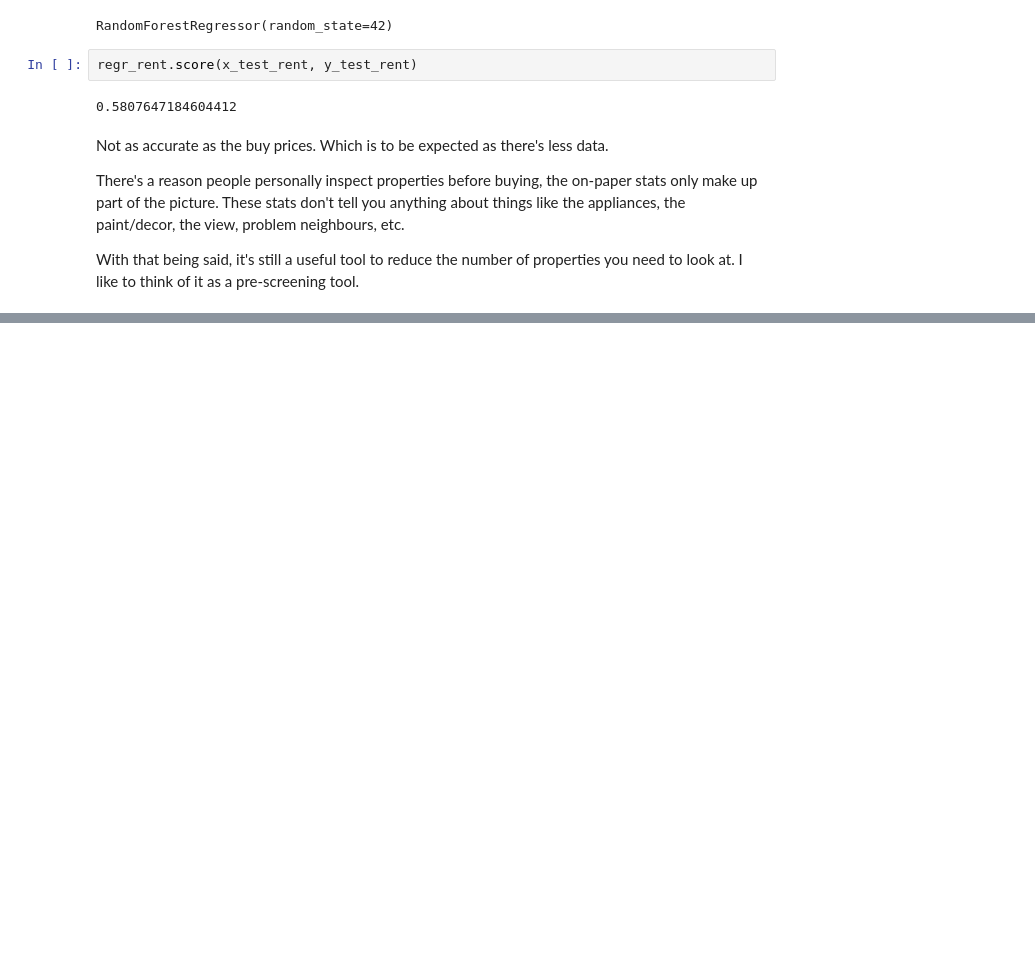
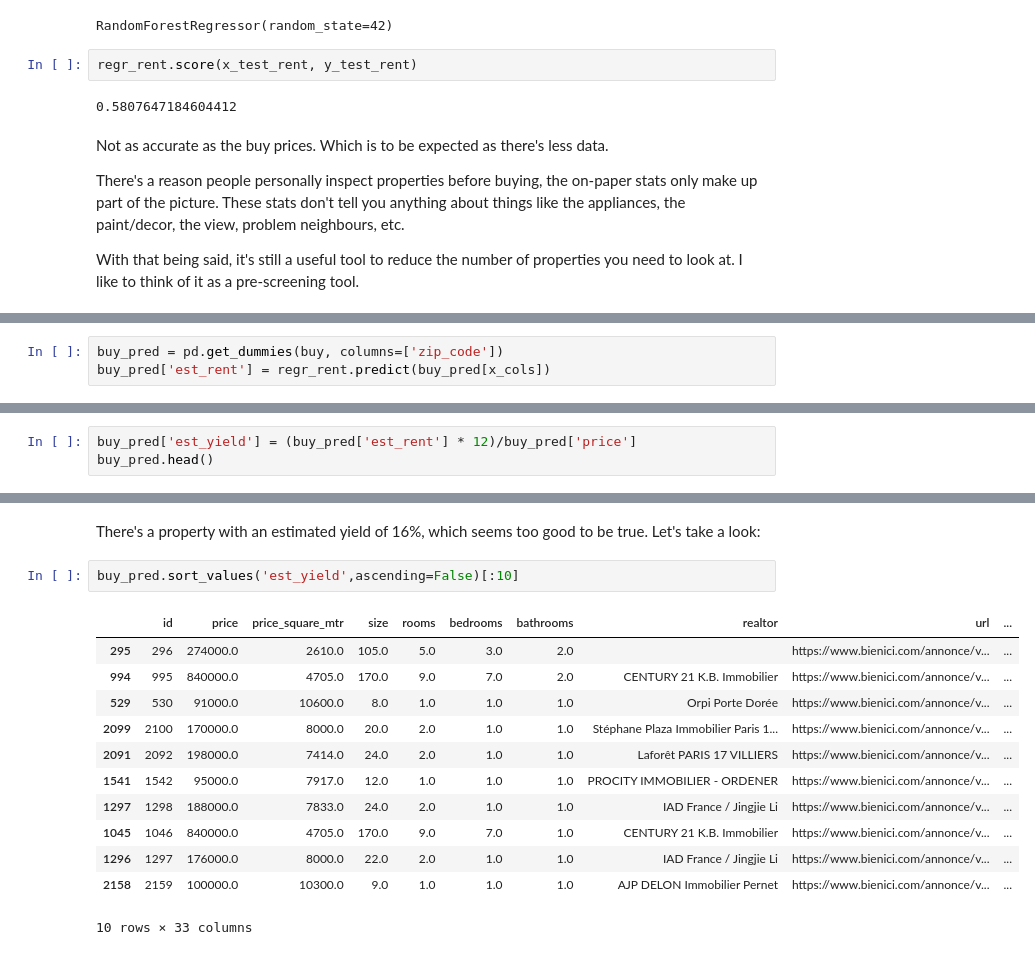
Before and after one commit to BenjaminHThomas/paris-re-analysis, a Jupyter notebook: exploration_1.ipynb, the cells around one changed output, grey strips where cells are left out. Drawn from its saved outputs; the diff is of its cells as text; blank space fills up the shorter version.

```diff
--- a/exploration_1.ipynb
+++ b/exploration_1.ipynb
@@ -814,0 +819,3 @@ With that being said, it's still a useful tool to reduce the number of propertie
+# %%
+buy_pred = pd.get_dummies(buy, columns=['zip_code'])
+buy_pred['est_rent'] = regr_rent.predict(buy_pred[x_cols])
@@ -814,0 +832,3 @@ With that being said, it's still a useful tool to reduce the number of propertie
+# %%
+buy_pred['est_yield'] = (buy_pred['est_rent'] * 12)/buy_pred['price']
+buy_pred.head()
@@ -814,0 +855,17 @@ With that being said, it's still a useful tool to reduce the number of propertie
+# %% [markdown]
+There's a property with an estimated yield of 16%, which seems too good to be true. Let's take a look:
+# %%
+buy_pred.sort_values('est_yield',ascending=False)[:10]
+# %% [output]
+|  | id | price | price_square_mtr | size | rooms | bedrooms | bathrooms | realtor | url | ... |
+| 295 | 296 | 274000.0 | 2610.0 | 105.0 | 5.0 | 3.0 | 2.0 |  | https://www.bienici.com/annonce/v... | ... |
+| 994 | 995 | 840000.0 | 4705.0 | 170.0 | 9.0 | 7.0 | 2.0 | CENTURY 21 K.B. Immobilier | https://www.bienici.com/annonce/v... | ... |
+| 529 | 530 | 91000.0 | 10600.0 | 8.0 | 1.0 | 1.0 | 1.0 | Orpi Porte Dorée | https://www.bienici.com/annonce/v... | ... |
+| 2099 | 2100 | 170000.0 | 8000.0 | 20.0 | 2.0 | 1.0 | 1.0 | Stéphane Plaza Immobilier Paris 1... | https://www.bienici.com/annonce/v... | ... |
+| 2091 | 2092 | 198000.0 | 7414.0 | 24.0 | 2.0 | 1.0 | 1.0 | Laforêt PARIS 17 VILLIERS | https://www.bienici.com/annonce/v... | ... |
+| 1541 | 1542 | 95000.0 | 7917.0 | 12.0 | 1.0 | 1.0 | 1.0 | PROCITY IMMOBILIER - ORDENER | https://www.bienici.com/annonce/v... | ... |
+| 1297 | 1298 | 188000.0 | 7833.0 | 24.0 | 2.0 | 1.0 | 1.0 | IAD France / Jingjie Li | https://www.bienici.com/annonce/v... | ... |
+| 1045 | 1046 | 840000.0 | 4705.0 | 170.0 | 9.0 | 7.0 | 1.0 | CENTURY 21 K.B. Immobilier | https://www.bienici.com/annonce/v... | ... |
+| 1296 | 1297 | 176000.0 | 8000.0 | 22.0 | 2.0 | 1.0 | 1.0 | IAD France / Jingjie Li | https://www.bienici.com/annonce/v... | ... |
+| 2158 | 2159 | 100000.0 | 10300.0 | 9.0 | 1.0 | 1.0 | 1.0 | AJP DELON Immobilier Pernet | https://www.bienici.com/annonce/v... | ... |
+10 rows × 33 columns
```
Also changed, not shown: parts of 7 cells of this notebook.
